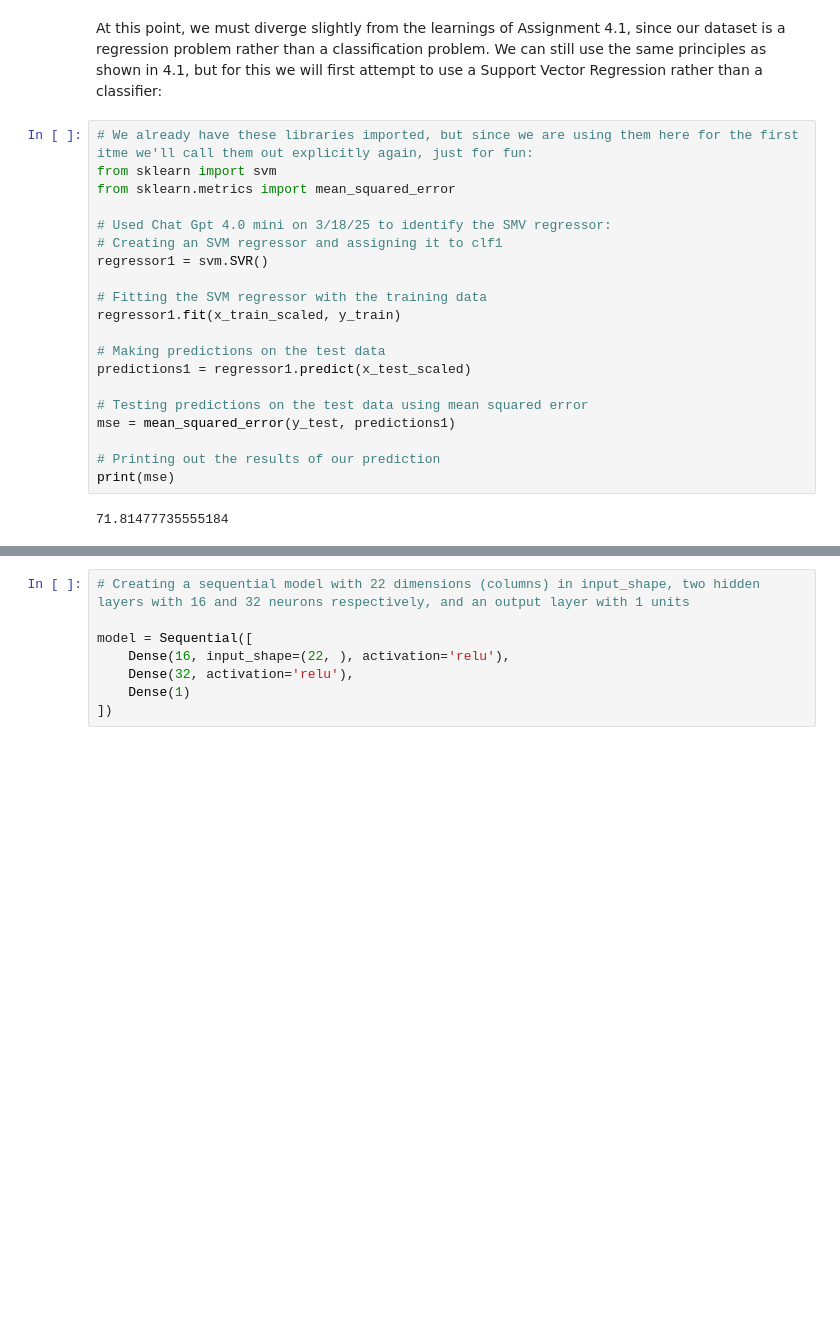
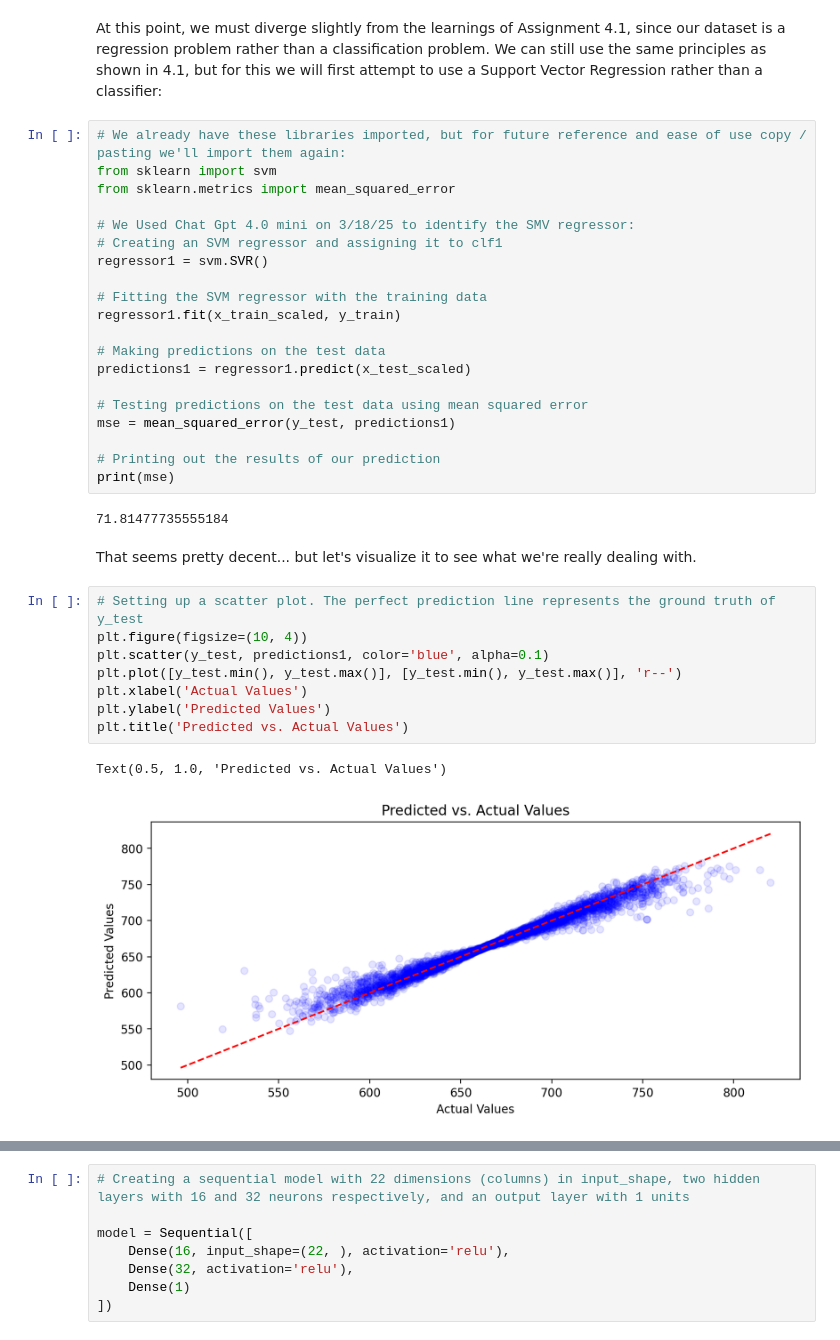
Before and after one commit to gbauer-at-sandiego-edu/AAI-501-Group-4, a Jupyter notebook: Team 4 Jupyter Notebook.ipynb, the cells around one changed output, grey strips where cells are left out. Saved outputs shown, nothing was run; the diff lists cells and outputs as text; blank space fills up the shorter version.

Commit message:
Final Version
Includes the final code for prediction Quality of Life, and the analysis of most impactful factors.
All comments fixed and made pretty.

```diff
--- a/Team 4 Jupyter Notebook.ipynb
+++ b/Team 4 Jupyter Notebook.ipynb
@@ -135,11 +140,11 @@ We have now verified that the means have all been scaled to nearly 0, and the st
 # %% [markdown]
 At this point, we must diverge slightly from the learnings of Assignment 4.1, since our dataset is a regression problem rather than a classification problem.  We can still use the same principles as shown in 4.1, but for this we will first attempt to use a Support Vector Regression rather than a classifier:
 # %%
-# We already have these libraries imported, but since we are using them here for the first itme we'll call them out explicitly again, just for fun:
+# We already have these libraries imported, but for future reference and ease of use copy / pasting we'll import them again:
 from sklearn import svm
 from sklearn.metrics import mean_squared_error
 
-# Used Chat Gpt 4.0 mini on 3/18/25 to identify the SMV regressor:
+# We Used Chat Gpt 4.0 mini on 3/18/25 to identify the SMV regressor:
 # Creating an SVM regressor and assigning it to clf1
 regressor1 = svm.SVR()
 
@@ -156,3 +161,16 @@ mse = mean_squared_error(y_test, predictions1)
 print(mse)
 # %% [output]
 71.81477735555184
+# %% [markdown]
+That seems pretty decent... but let's visualize it to see what we're really dealing with.
+# %%
+# Setting up a scatter plot. The perfect prediction line represents the ground truth of y_test
+plt.figure(figsize=(10, 4))
+plt.scatter(y_test, predictions1, color='blue', alpha=0.1)
+plt.plot([y_test.min(), y_test.max()], [y_test.min(), y_test.max()], 'r--')
+plt.xlabel('Actual Values')
+plt.ylabel('Predicted Values')
+plt.title('Predicted vs. Actual Values')
+# %% [output]
+Text(0.5, 1.0, 'Predicted vs. Actual Values')
+[figure, added]
```
Also changed, not shown: parts of 39 cells of this notebook.
